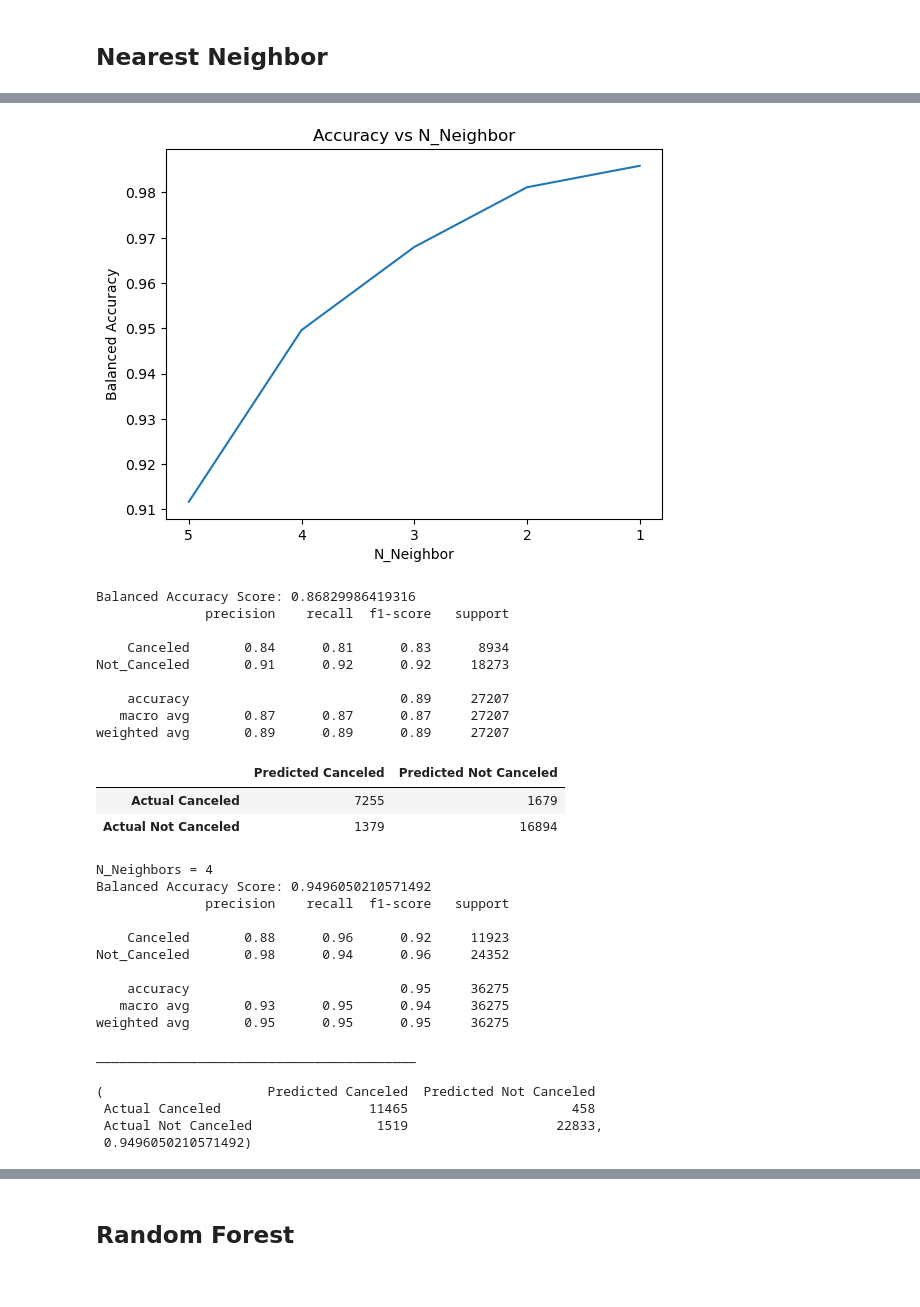
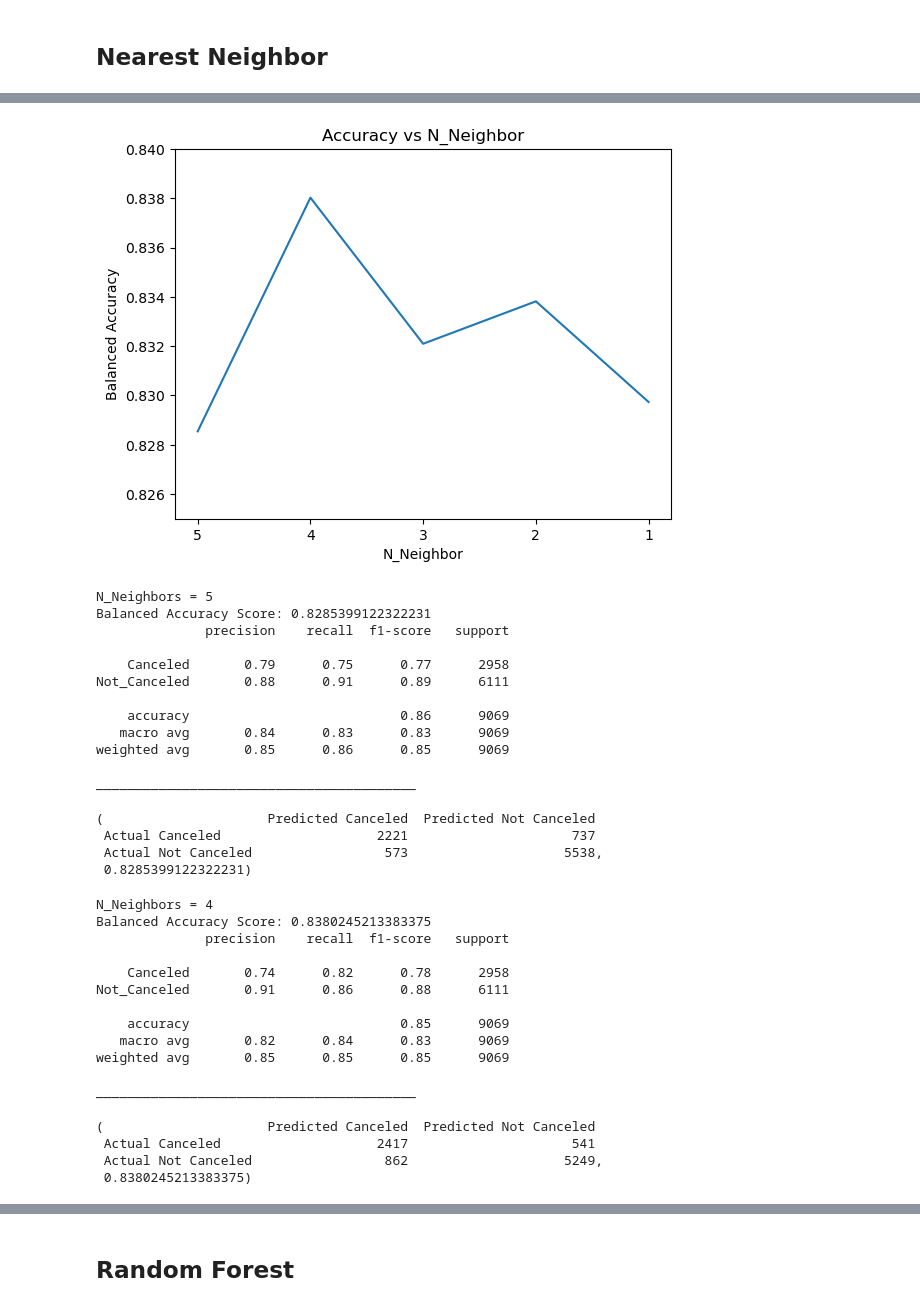
Before and after one commit to Grimmandrewj/Hotel_Cancellation_Prediction, a Jupyter notebook: Project4.ipynb, the cells around one changed output, grey strips where cells are left out. Cells and saved outputs as stored; diff of their text form; code cells hidden in the pictures.

```diff
--- a/Project4.ipynb
+++ b/Project4.ipynb
@@ -12,7 +12,7 @@ database_path = "Hotel Reservations.csv"
 # %%
 # Import sqlite and connect to engine
 import sqlite3
-conn = sqlite3.connect('my_data.db')
+conn = sqlite3.connect('my_data_hotel.db')
 c = conn.cursor()
 # %%
 #Create database scheme
@@ -197,54 +218,59 @@ for i in n_neighbors:
 # %%
 #Plot accuracy scores for each value of n_neighbor
 import matplotlib.pyplot as plt
 x_values = list(optimization.keys())
 y_values = list(optimization.values())
 xticks = x_values
 plt.plot(x_values,y_values)
 plt.ylabel('Balanced Accuracy')
 plt.xlabel('N_Neighbor')
+plt.ylim(.825,.84)
 plt.title('Accuracy vs N_Neighbor')
 plt.xticks(xticks)
 plt.savefig('Optimization_Charts/Nearest_Neighbor.png')
 plt.show()
 # %% [output]
-[figure, old version]
+[figure, new version]
 # %%
 #Attempt with n_neighbors = 5
 neighbors(5)
 # %% [output]
-Balanced Accuracy Score: 0.86829986419316
+N_Neighbors = 5
+Balanced Accuracy Score: 0.8285399122322231
               precision    recall  f1-score   support
 
-    Canceled       0.84      0.81      0.83      8934
-Not_Canceled       0.91      0.92      0.92     18273
+    Canceled       0.79      0.75      0.77      2958
+Not_Canceled       0.88      0.91      0.89      6111
 
-    accuracy                           0.89     27207
-   macro avg       0.87      0.87      0.87     27207
-weighted avg       0.89      0.89      0.89     27207
+    accuracy                           0.86      9069
+   macro avg       0.84      0.83      0.83      9069
+weighted avg       0.85      0.86      0.85      9069
+
+_________________________________________
-|  | Predicted Canceled | Predicted Not Canceled |
-| Actual Canceled | 7255 | 1679 |
-| Actual Not Canceled | 1379 | 16894 |
+(                     Predicted Canceled  Predicted Not Canceled
+ Actual Canceled                    2221                     737
+ Actual Not Canceled                 573                    5538,
+ 0.8285399122322231)
 # %%
 #Attempt with n_neighbors = 4
 neighbors(4)
 # %% [output]
 N_Neighbors = 4
-Balanced Accuracy Score: 0.9496050210571492
+Balanced Accuracy Score: 0.8380245213383375
               precision    recall  f1-score   support
 
-    Canceled       0.88      0.96      0.92     11923
-Not_Canceled       0.98      0.94      0.96     24352
+    Canceled       0.74      0.82      0.78      2958
+Not_Canceled       0.91      0.86      0.88      6111
 
-    accuracy                           0.95     36275
-   macro avg       0.93      0.95      0.94     36275
-weighted avg       0.95      0.95      0.95     36275
+    accuracy                           0.85      9069
+   macro avg       0.82      0.84      0.83      9069
+weighted avg       0.85      0.85      0.85      9069
 
 _________________________________________
 (                     Predicted Canceled  Predicted Not Canceled
- Actual Canceled                   11465                     458
- Actual Not Canceled                1519                   22833,
- 0.9496050210571492)
+ Actual Canceled                    2417                     541
+ Actual Not Canceled                 862                    5249,
+ 0.8380245213383375)
 # %%
 #Attempt with n_neighbors = 3
 neighbors(3)
```
Also changed, not shown: parts of 18 cells of this notebook, 6 other files.
